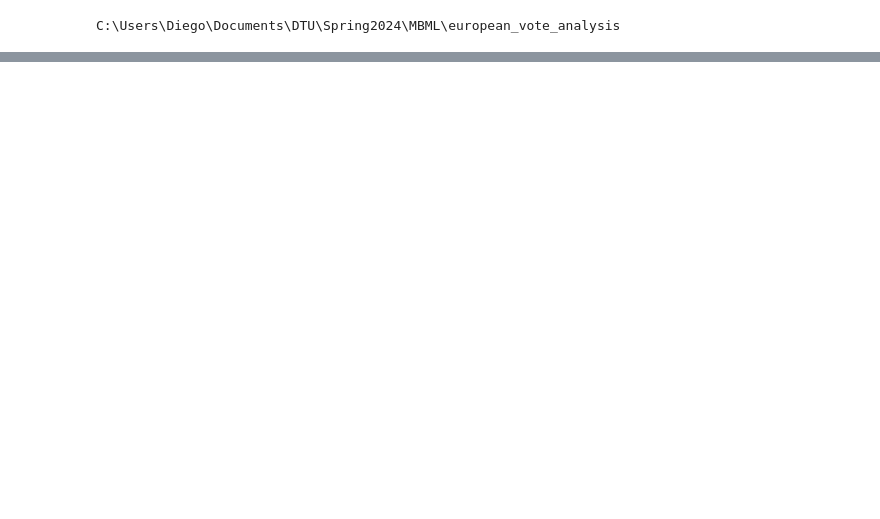
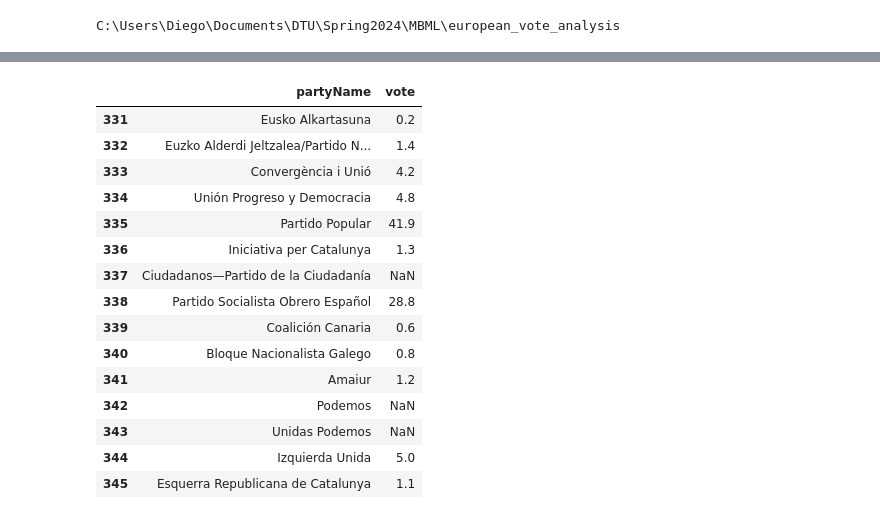
Before and after one commit to Drodriguez-9/european_vote_analysis, a Jupyter notebook: src/data/preprocess.ipynb, the cells around one changed output, grey strips where cells are left out. Cells and saved outputs as stored; diff of their text form; code cells hidden in the pictures; blank space fills up the shorter version.

```diff
--- a/src/data/preprocess.ipynb
+++ b/src/data/preprocess.ipynb
@@ -130,0 +152,23 @@ T1[["Country_x", "partyName", "cName", "pName"]].drop_duplicates()
+# %%
+pd.set_option('display.max_colwidth', 100, 'display.max_columns', 100)
+# %%
+data_national.loc[(data_national["Abbreviation"] == "ESP") &
+                (data_national["year"] == 2014),
+                ["partyName", "vote"]]
+# %% [output]
+|  | partyName | vote |
+| 331 | Eusko Alkartasuna | 0.2 |
+| 332 | Euzko Alderdi Jeltzalea/Partido N... | 1.4 |
+| 333 | Convergència i Unió | 4.2 |
+| 334 | Unión Progreso y Democracia | 4.8 |
+| 335 | Partido Popular | 41.9 |
+| 336 | Iniciativa per Catalunya | 1.3 |
+| 337 | Ciudadanos—Partido de la Ciudadanía | NaN |
+| 338 | Partido Socialista Obrero Español | 28.8 |
+| 339 | Coalición Canaria | 0.6 |
+| 340 | Bloque Nacionalista Galego | 0.8 |
+| 341 | Amaiur | 1.2 |
+| 342 | Podemos | NaN |
+| 343 | Unidas Podemos | NaN |
+| 344 | Izquierda Unida | 5.0 |
+| 345 | Esquerra Republicana de Catalunya | 1.1 |
```
Also changed, not shown: parts of 20 cells of this notebook.
